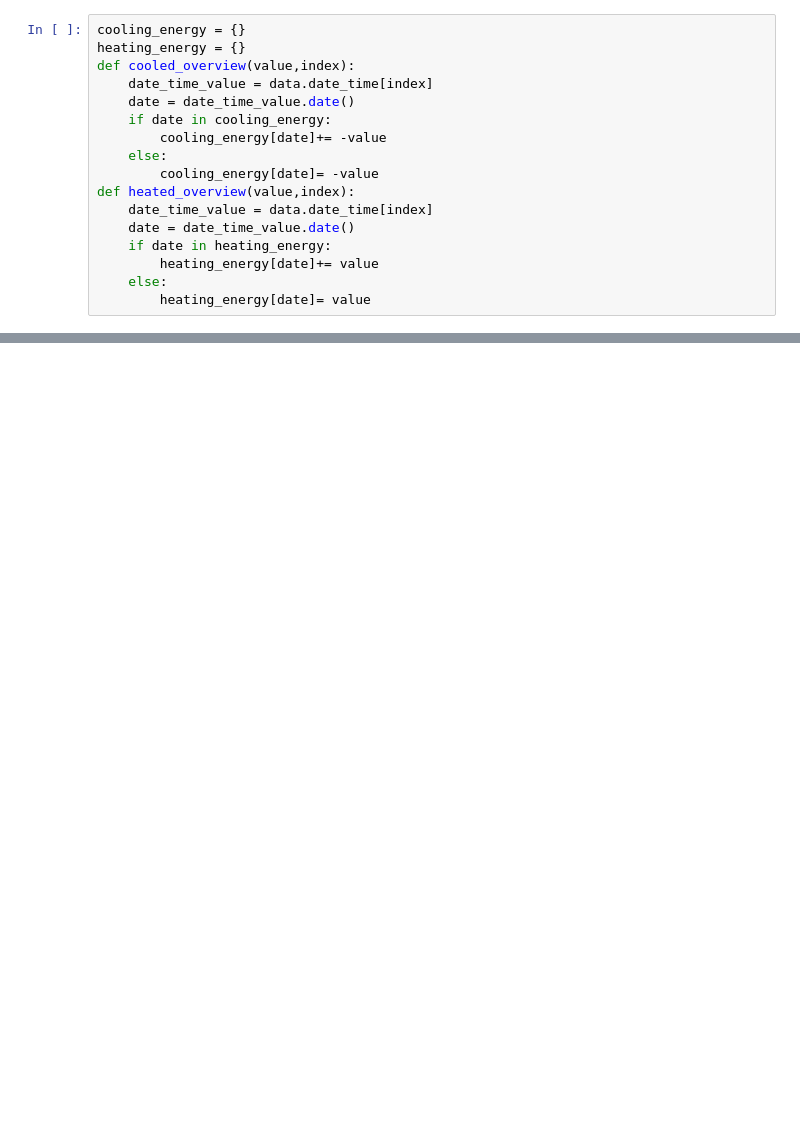
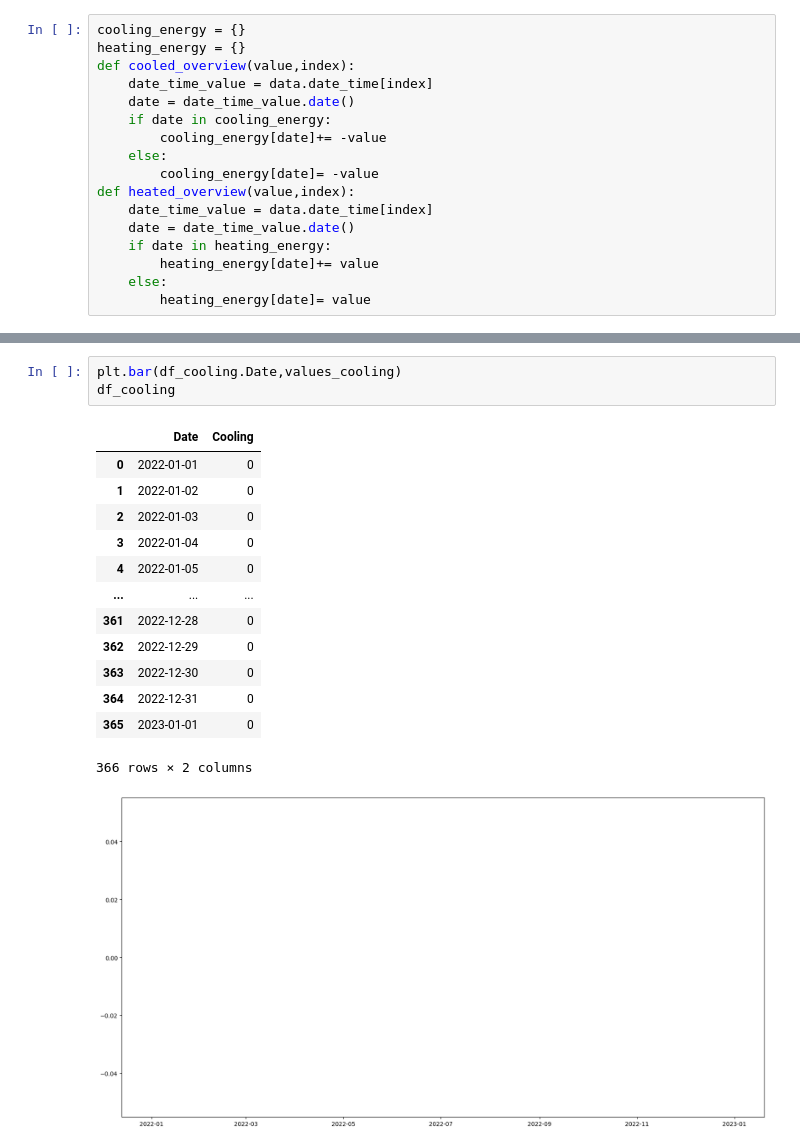
Before and after one commit to MatthijsKok01/Code, a Jupyter notebook: complete_model.ipynb, the cells around one changed output, grey strips where cells are left out. Cells and saved outputs as stored; diff of their text form; blank space fills up the shorter version.

```diff
--- a/complete_model.ipynb
+++ b/complete_model.ipynb
@@ -596,0 +639,18 @@ df_cooling
+# %%
+plt.bar(df_cooling.Date,values_cooling)
+df_cooling
+# %% [output]
+|  | Date | Cooling |
+| 0 | 2022-01-01 | 0 |
+| 1 | 2022-01-02 | 0 |
+| 2 | 2022-01-03 | 0 |
+| 3 | 2022-01-04 | 0 |
+| 4 | 2022-01-05 | 0 |
+| ... | ... | ... |
+| 361 | 2022-12-28 | 0 |
+| 362 | 2022-12-29 | 0 |
+| 363 | 2022-12-30 | 0 |
+| 364 | 2022-12-31 | 0 |
+| 365 | 2023-01-01 | 0 |
+366 rows × 2 columns
+[figure, added]
```
Also changed, not shown: parts of 19 cells of this notebook, 1 other file.
